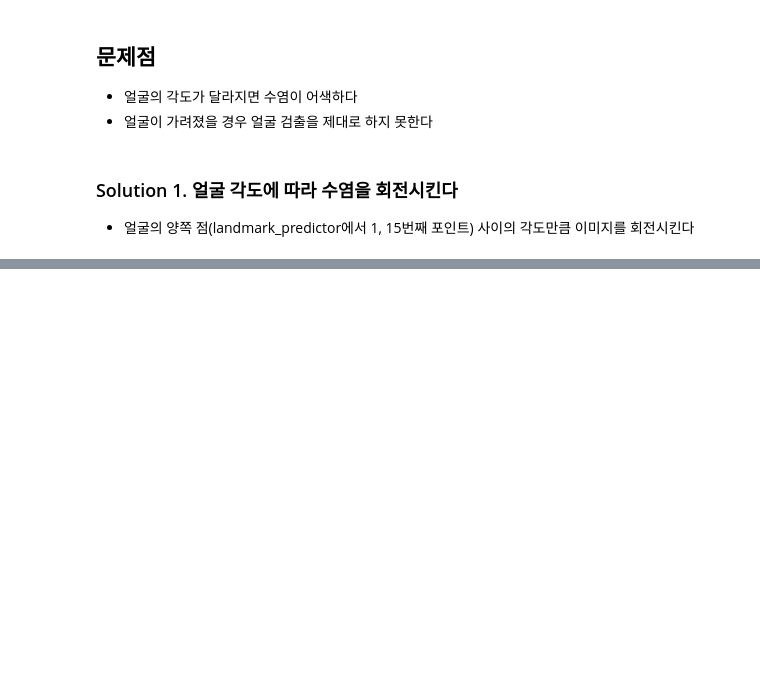
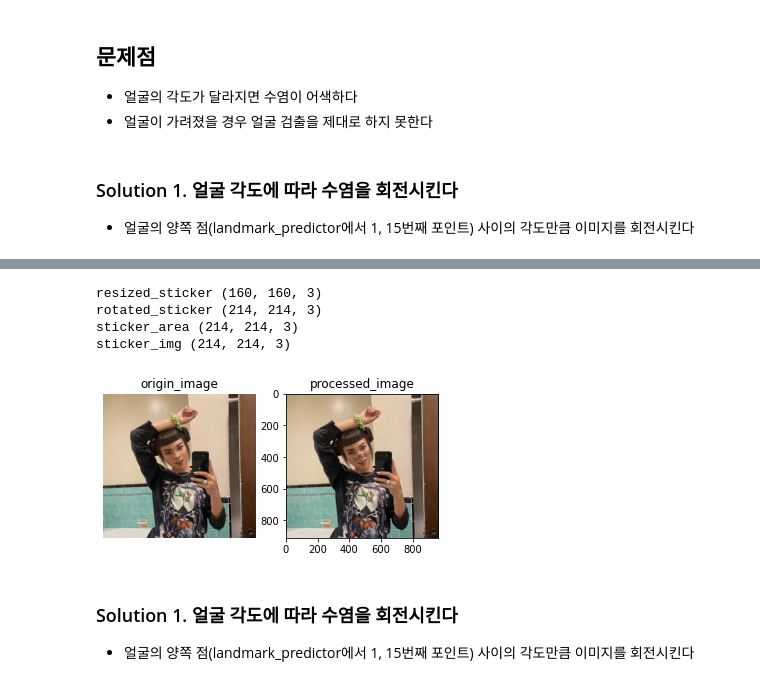
Before and after one commit to kimjunil/AIFFEL_EXPLORATION, a Jupyter notebook: EXPLORATION/E-03/project/[E-03]_cat_whiskers_sticker.ipynb, the cells around one changed output, grey strips where cells are left out. Saved outputs shown, nothing was run; the diff lists cells and outputs as text; code cells hidden in the pictures; blank space fills up the shorter version.

```diff
--- a/EXPLORATION/E-03/project/[E-03]_cat_whiskers_sticker.ipynb
+++ b/EXPLORATION/E-03/project/[E-03]_cat_whiskers_sticker.ipynb
@@ -376,11 +392,7 @@ image_path = '../image/img6.png'
 image= cv2.imread(image_path)
 face_rect = detect_face(image)
 
-nose_center_point, \
-face_left_top,\
-face_left_bottom,\
-face_right_top,\
-face_right_bottom = detect_landmark(image, face_rect)
+face_points = detect_landmark(image, face_rect)
 
-angle = face_angle(face_left_top, face_right_top)
+angle = face_angle(face_points[POINT_FACE_LEFT_TOP], face_points[POINT_FACE_RIGHT_TOP])
 angle
@@ -430,28 +447,23 @@ def stick_auto_rotate_whisker(origin_img_path):
     face_rect = detect_face(origin_image)
 
     # 코, 얼굴 랜드마크 검출
-    nose_center_point, \
-    face_left_top,\
-    face_left_bottom,\
-    face_right_top,\
-    face_right_bottom = detect_landmark(origin_image, face_rect)
-
+    face_parts = detect_landmark(origin_image, face_rect)
 
     # 스티커 준비
-    sticker_width = distance(face_left_top, face_right_top)
+    sticker_width = distance(face_parts[POINT_FACE_LEFT_TOP], face_parts[POINT_FACE_RIGHT_TOP])
     sticker_height = sticker_width
     resized_sticker = load_sticker(sticker_width, sticker_height)
     print("resized_sticker", resized_sticker.shape)
 
-    angle = face_angle(face_left_top, face_right_top)
+    angle = face_angle(face_parts[POINT_FACE_LEFT_TOP], face_parts[POINT_FACE_RIGHT_TOP])
     rotated_sticker = rotate_image(resized_sticker, -angle)
     rotated_sticker_width = rotated_sticker.shape[0]
     rotated_sticker_height = rotated_sticker.shape[1]
     print("rotated_sticker", rotated_sticker.shape)
 
     # 스티커 위치
-    sticker_x = nose_center_point.x - rotated_sticker_width//2
-    sticker_y = nose_center_point.y - rotated_sticker_height//2
+    sticker_x = face_parts[POINT_NOSE].x - rotated_sticker_width//2
+    sticker_y = face_parts[POINT_NOSE].y - rotated_sticker_height//2
 
     result_image = change_pixel_sticker_area(origin_img=origin_image,
                                              sticker_img=rotated_sticker,
@@ -466,4 +478,13 @@ def stick_auto_rotate_whisker(origin_img_path):
 # %%
 
 image_path = '../image/img8.png'
-plt.imshow(stick_auto_rotate_whisker(image_path))
+show_image(cv2.imread(image_path), stick_auto_rotate_whisker(image_path))
+# %% [output]
+resized_sticker (160, 160, 3)
+rotated_sticker (214, 214, 3)
+sticker_area (214, 214, 3)
+sticker_img (214, 214, 3)
+[figure, added]
+# %% [markdown]
+### Solution 1. 얼굴 각도에 따라 수염을 회전시킨다
+* 얼굴의 양쪽 점(landmark_predictor에서 1, 15번째 포인트) 사이의 각도만큼 이미지를 회전시킨다
```
Also changed, not shown: parts of 9 cells of this notebook.
